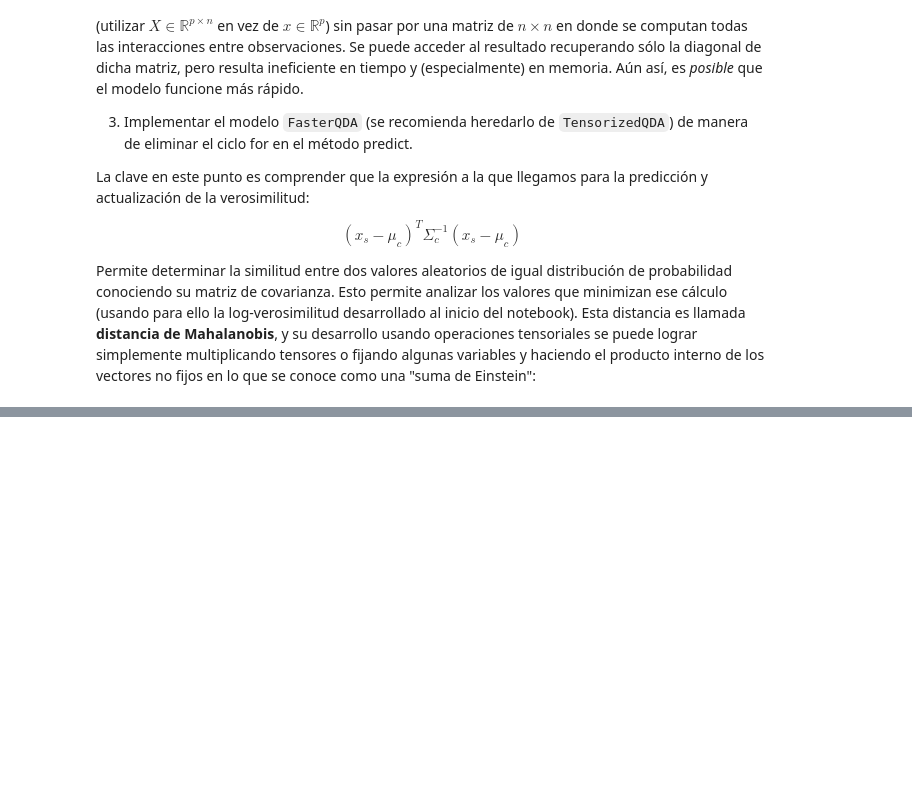
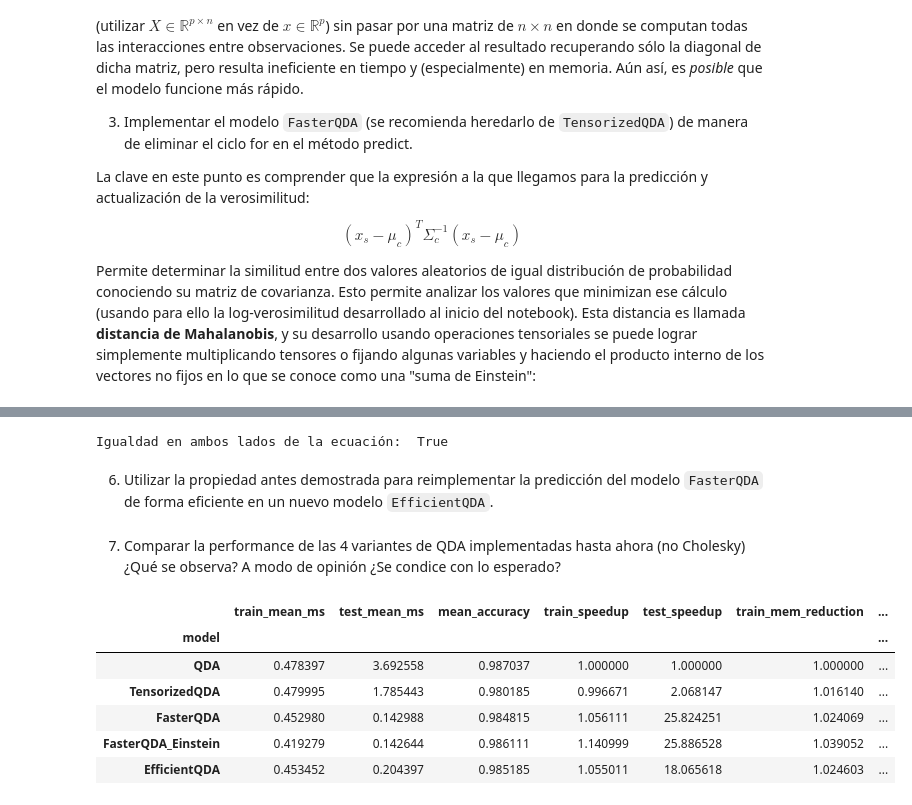
Before and after one commit to RodriMesa/AMIA, a Jupyter notebook: AMIA_2025_TP1.ipynb, the cells around one changed output, grey strips where cells are left out. Cells and saved outputs as stored; diff of their text form; code cells hidden in the pictures; blank space fills up the shorter version.

Commit message:
Tensorization & Cholosky ready.

```diff
--- a/AMIA_2025_TP1.ipynb
+++ b/AMIA_2025_TP1.ipynb
@@ -653,0 +678,67 @@ class FasterQDA_Einstein(TensorizedQDA):
+# %%
+n, p = 100, 20
+A = np.random.randn(n, p)
+B = np.random.randn(p, n)
+
+left = np.diag(A @ B)
+right = np.sum(A * B.T, axis=1)
+
+print("Igualdad en ambos lados de la ecuación: ", np.allclose(left, right))
+# %% [output]
+Igualdad en ambos lados de la ecuación:  True
+# %% [markdown]
+6. Utilizar la propiedad antes demostrada para reimplementar la predicción del modelo `FasterQDA` de forma eficiente en un nuevo modelo `EfficientQDA`.
+# %%
+class EfficientQDA(TensorizedQDA):
+
+    def predict(self, X):
+        n_samples = X.shape[1]
+
+        # Make room for the n_classes dimension on the tensor (1, n_features, n_samples)
+        X_expanded = X[np.newaxis, :, :]
+
+        # Repeat all mean matrix for every sample into a single tensor (n_classes, n_features, n_samples)
+        self.means_expanded = self.tensor_means @ np.ones((1, n_samples))
+
+        # log_a_priori: (n_classes,) -> broadcast to (n_classes, n_samples)
+        total_log_posterior = self.log_a_priori[:, np.newaxis] + self._predict_log_conditionals(X_expanded)
+
+        # Pick class with maximum log posterior for each sample
+        y_hat = np.argmax(total_log_posterior, axis=0)
+
+        return y_hat.reshape(1, -1)
+
+    def _predict_log_conditionals(self,x):
+        unbiased_x = x - self.means_expanded
+
+        # Use einsum to multiply tensors. (x_s-mu_c).T*Sigma_c^{-1}
+        # Sigma is (n_classes, n_features, n_features)
+        A = np.einsum("kpn,kpq->kqn", unbiased_x, self.tensor_inv_cov)
+
+        # Diagonalize the expression using the inner product property to avoid creating a nxn matrix
+        inner_prod = np.sum(A * unbiased_x, axis=1)
+
+        log_det = np.log(np.linalg.det(self.tensor_inv_cov))
+        return 0.5*log_det[:, np.newaxis] - 0.5 * inner_prod
+# %% [markdown]
+7. Comparar la performance de las 4 variantes de QDA implementadas hasta ahora (no Cholesky) ¿Qué se observa? A modo de opinión ¿Se condice con lo esperado?
+# %%
+to_bench = [QDA, TensorizedQDA, FasterQDA, FasterQDA_Einstein, EfficientQDA]
+
+for model in to_bench:
+    b.bench(model)
+
+summ = b.summary(baseline='QDA')
+summ[[
+    'train_mean_ms', 'test_mean_ms','mean_accuracy',
+    'train_speedup', 'test_speedup',
+    'train_mem_reduction', 'test_mem_reduction'
+]]
+# %% [output]
+|  | train_mean_ms | test_mean_ms | mean_accuracy | train_speedup | test_speedup | train_mem_reduction | ... |
+| model |  |  |  |  |  |  | ... |
+| QDA | 0.478397 | 3.692558 | 0.987037 | 1.000000 | 1.000000 | 1.000000 | ... |
+| TensorizedQDA | 0.479995 | 1.785443 | 0.980185 | 0.996671 | 2.068147 | 1.016140 | ... |
+| FasterQDA | 0.452980 | 0.142988 | 0.984815 | 1.056111 | 25.824251 | 1.024069 | ... |
+| FasterQDA_Einstein | 0.419279 | 0.142644 | 0.986111 | 1.140999 | 25.886528 | 1.039052 | ... |
+| EfficientQDA | 0.453452 | 0.204397 | 0.985185 | 1.055011 | 18.065618 | 1.024603 | ... |
```
Also changed, not shown: parts of 13 cells of this notebook.
